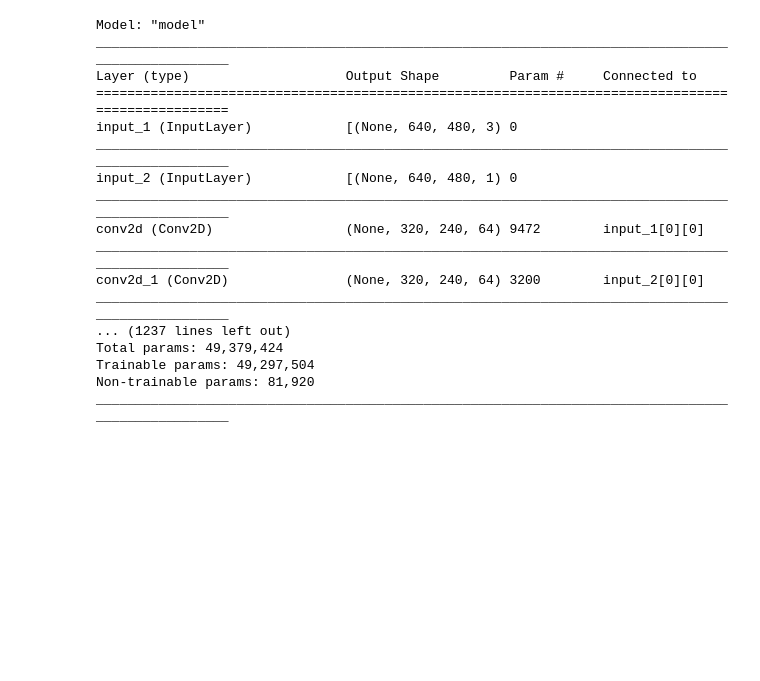
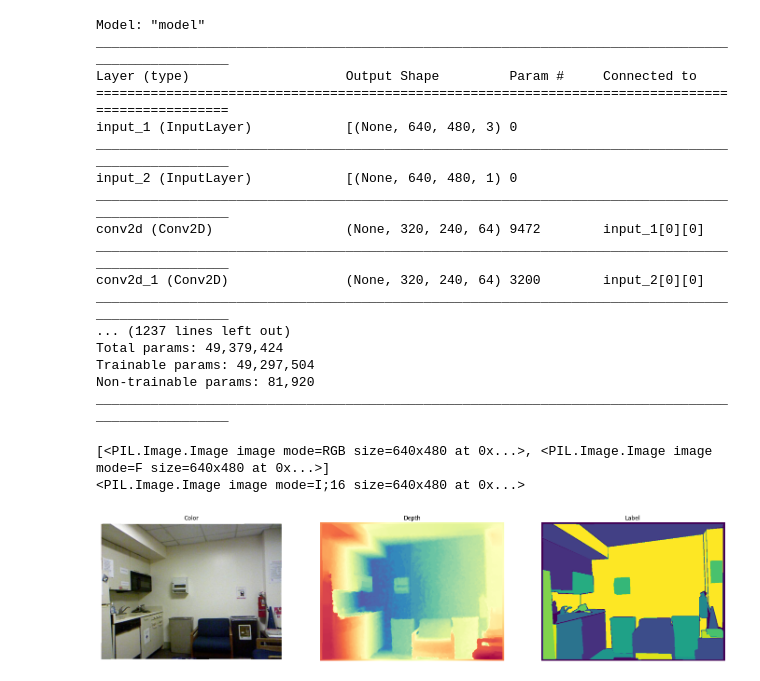
Before and after one commit to mikelalda/TFM, a Jupyter notebook: Modelo/Create model.ipynb, the cells around one changed output. Saved outputs shown, nothing was run; the diff lists cells and outputs as text; code cells hidden in the pictures; blank space fills up the shorter version.

```diff
--- a/Modelo/Create model.ipynb
+++ b/Modelo/Create model.ipynb
@@ -199,3 +206,39 @@ Non-trainable params: 81,920
 __________________________________________________________________________________________________
 # %%
 tf.keras.metrics.MeanIoU(num_classes, name=None, dtype=None)
+# %%
+labels = pd.read_csv('label_names.csv',header=None)
+label_names = {}
+for i in labels[0]:
+    label_names[i.split(';')[0]] = i.split(';')[1].split("'")[1]
+# %%
+DATASET_DIR = Path('dataset')
+labeled = LabeledDataset(DATASET_DIR / 'nyu_depth_v2_labeled.mat')
+
+x = []
+y = []
+for i in range(1449):
+    color, depth, label = labeled[i]
+    x.append([color,depth])
+    y.append(label)
+# %%
+print(x[0])
+print(y[0])
+# %% [output]
+[<PIL.Image.Image image mode=RGB size=640x480 at 0x...>, <PIL.Image.Image image mode=F size=640x480 at 0x...>]
+<PIL.Image.Image image mode=I;16 size=640x480 at 0x...>
+# %%
+fig = plt.figure("Labeled Dataset Sample", figsize=(24, 10))
+
+ax = fig.add_subplot(1, 3, 1)
+plot_color(ax, x[0][0])
+
+ax = fig.add_subplot(1, 3, 2)
+plot_depth(ax, np.asarray(x[0][1]))
+
+ax = fig.add_subplot(1, 3, 3)
+plot_label(ax, np.asarray(y[0]))
+
+plt.show()
+# %% [output]
+[figure, added]
```
Also changed, not shown: parts of 1 cell of this notebook, 5 other files.
